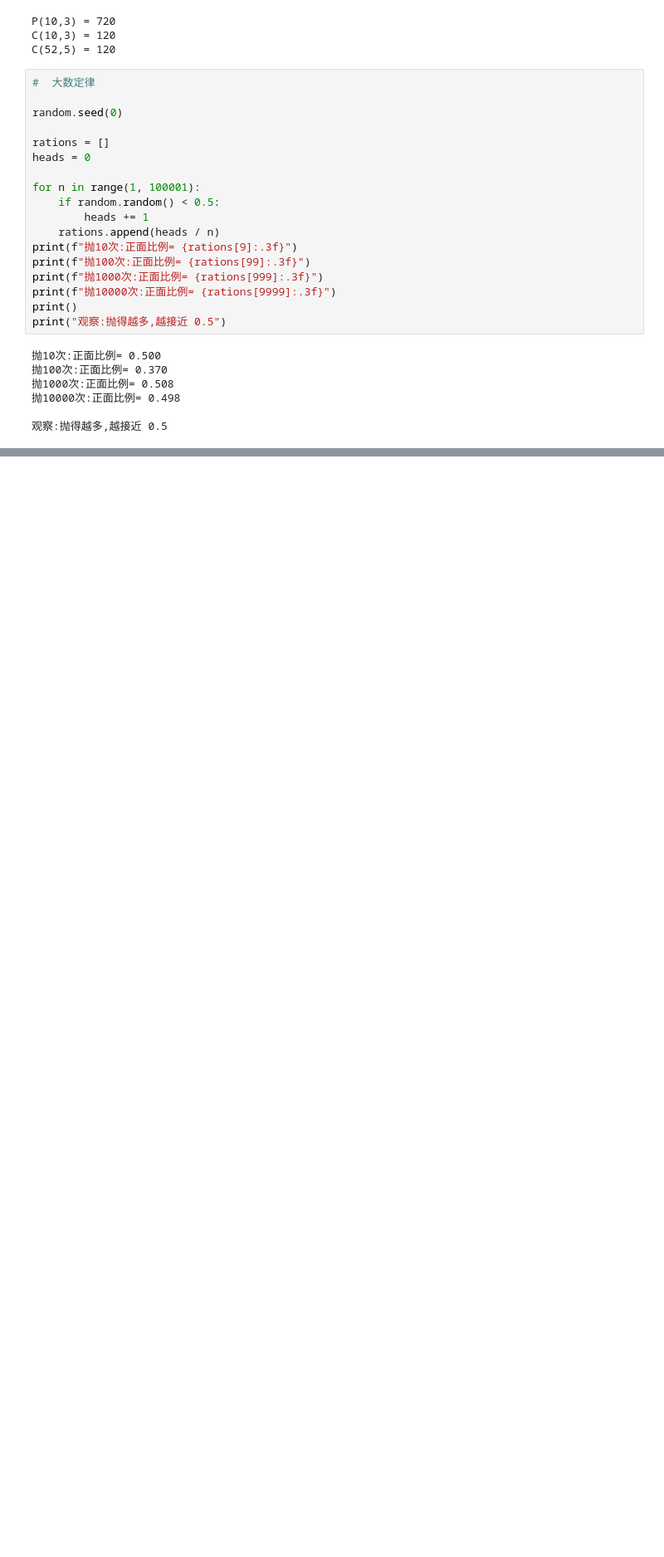
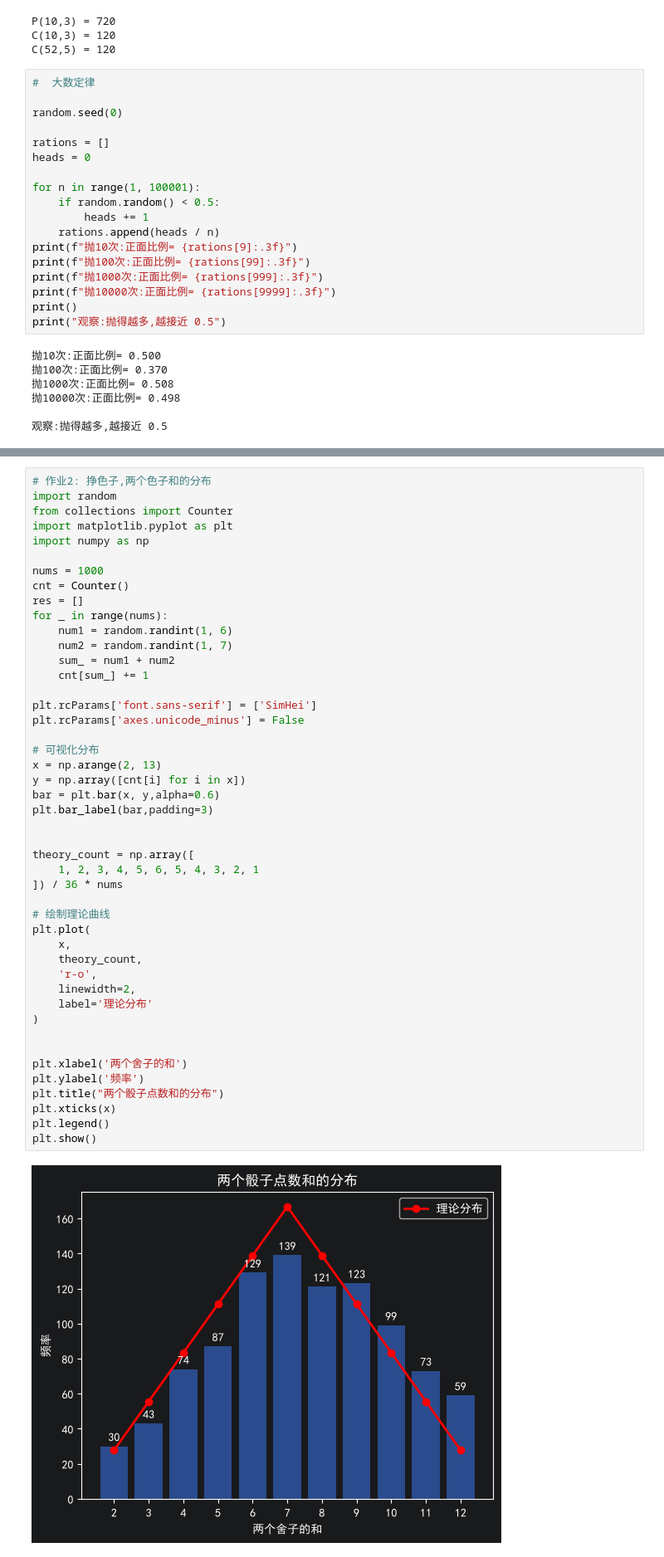
Before and after one commit to xiaohutuxian111/mathpro, a Jupyter notebook: class04_排列与组合/class04_排列与组合.ipynb, the cells around one changed output, grey strips where cells are left out. Shown at 83% size. Saved outputs shown, nothing was run; the diff lists cells and outputs as text; blank space fills up the shorter version.

```diff
--- a/class04_排列与组合/class04_排列与组合.ipynb
+++ b/class04_排列与组合/class04_排列与组合.ipynb
@@ -149,0 +210,48 @@ print("观察:抛得越多,越接近 0.5")
+# %%
+# 作业2: 挣色子,两个色子和的分布
+import random
+from collections import Counter
+import matplotlib.pyplot as plt
+import numpy as np
+
+nums = 1000
+cnt = Counter()
+res = []
+for _ in range(nums):
+    num1 = random.randint(1, 6)
+    num2 = random.randint(1, 7)
+    sum_ = num1 + num2
+    cnt[sum_] += 1
+
+plt.rcParams['font.sans-serif'] = ['SimHei']
+plt.rcParams['axes.unicode_minus'] = False
+
+# 可视化分布
+x = np.arange(2, 13)
+y = np.array([cnt[i] for i in x])
+bar = plt.bar(x, y,alpha=0.6)
+plt.bar_label(bar,padding=3)
+
+
+theory_count = np.array([
+    1, 2, 3, 4, 5, 6, 5, 4, 3, 2, 1
+]) / 36 * nums
+
+# 绘制理论曲线
+plt.plot(
+    x,
+    theory_count,
+    'r-o',
+    linewidth=2,
+    label='理论分布'
+)
+
+
+plt.xlabel('两个舍子的和')
+plt.ylabel('频率')
+plt.title("两个骰子点数和的分布")
+plt.xticks(x)
+plt.legend()
+plt.show()
+# %% [output]
+[figure, added]
```
Also changed, not shown: parts of 3 cells of this notebook, 1 other file.
